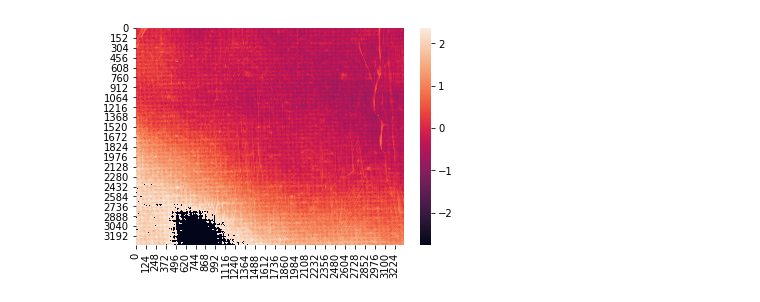
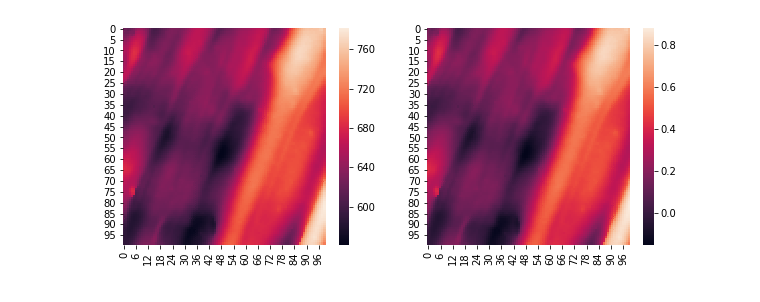
Before and after one commit to modw/painter-id, a Jupyter notebook: function set up.ipynb, the cells around one changed output. Drawn from its saved outputs; the diff is of its cells as text; code cells hidden in the pictures.

```diff
--- a/function set up.ipynb
+++ b/function set up.ipynb
@@ -18,8 +20,15 @@ from sklearn.preprocessing import StandardScaler, RobustScaler
 def data_to_array(data_address):
     """Imports x,y,z txt data, grabs and reshapes z values,
     returns ndarray with appropriate shape.
-    data_address: str - file of xyz data
-    returns: 2d ndarray with z values"""
+
+    Parameters
+    ----------
+    data_address: str
+        file of xyz data
+
+    Returns
+    ----------
+    data: 2d ndarray with z values"""
     # import data
     data = pd.read_csv(data_address, header=None,
                   names = ['x','y','z'])
@@ -51,4 +85,8 @@ sns.heatmap(d[:crop,:crop]);
-# %%
-sns.heatmap(ds);
-# %% [output]
-[figure, removed]
+# %%
+fig, [ax1,ax2] = plt.subplots(1,2,figsize=(10,4))
+
+crop = 100
+sns.heatmap(d[:crop,:crop], ax = ax1);
+sns.heatmap(ds[:crop,:crop], ax = ax2);
+# %% [output]
+[figure, added]
```
Also changed, not shown: parts of 11 cells of this notebook.
